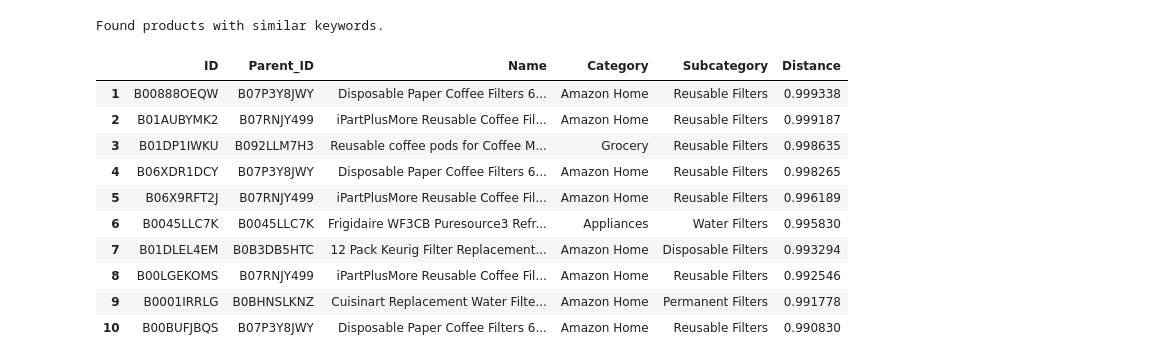
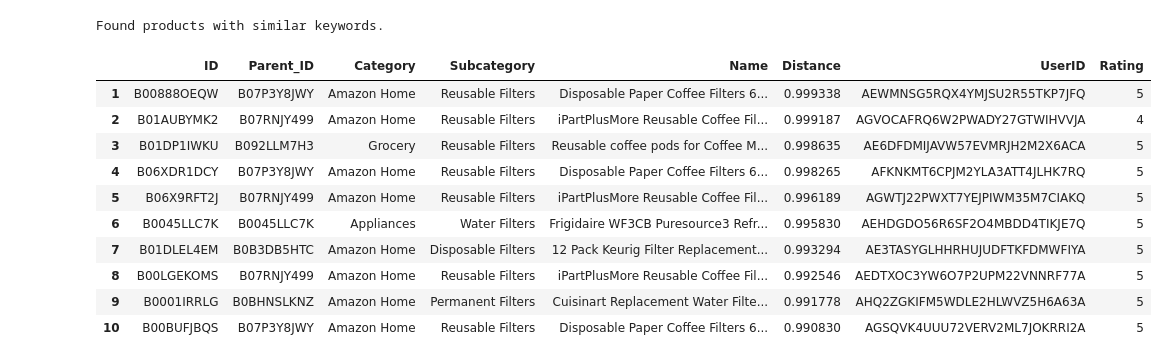
Before and after one commit to ds-edu/capstone-recsys, a Jupyter notebook: recsys_ecomm/notebooks/recsys.ipynb, the cells around one changed output. Saved outputs shown, nothing was run; the diff lists cells and outputs as text; code cells hidden in the pictures.

```diff
--- a/recsys_ecomm/notebooks/recsys.ipynb
+++ b/recsys_ecomm/notebooks/recsys.ipynb
@@ -630,0 +633,13 @@ for col in cols_object:
+# %%
+# Check the distribution of ratings to help decide the threshold to keep - What's the min no. of ratings for a product to be recommended to user?
+
+cols_of_interest = ['asin', 'parent_asin', 'user_id']
+for col in cols_of_interest:
+    plt.figure(figsize=(5,3))
+    df_vc = df[col].value_counts(ascending=False).reset_index()
+
+    sns.histplot(data=df_vc, x='count', bins=10)
+    plt.xlabel(f'Number of {col} ratings')
+    plt.title(f'Distribution of ratings grouped by {col}')
+    plt.tight_layout()
+    plt.show()
@@ -791,7 +810,8 @@ pd.options.display.max_colwidth = 1000
 #### Option A: Similar items using ASIN (product key)
 # %%
 def get_product_data(query:str , data_df: pd.DataFrame, col: str) : # -> pd.DataFrame:
-    """UDF: get_product_data using query
+    """
+    UDF: Gets the product data by matching query with the column of interest.
     Args:
         query (str): Search query
         data_df (pd.DataFrame): DataFrame to search in
@@ -800,15 +820,16 @@ def get_product_data(query:str , data_df: pd.DataFrame, col: str) : # -> pd.Data
         pd.DataFrame: DataFrame containing the search results
     """
 
-    # Search using exact query
+    # Search [col] using exact query
     l_data = data_df[data_df[col] == query]
 
     if len(l_data) == 1:
         print('Exact product match used in query.')
 
-    # If not exact, refine search...
+    # If not exact found in [col], refine search...
     else:
 
+        # Check in [title] if it contains the refined query (removed special characters and lower cased)
         query = re.sub(r'[^a-zA-Z0-9\s]', '', query)
         l_data = data_df[data_df['title']\
                   .apply(lambda x: re.sub(r'[^a-zA-Z0-9\s]', '', x))\
@@ -1132,7 +1141,8 @@ def get_product_recommendation(data_df, data_pvt, data_csr, query, n_result):
                 'Name': data_df.iloc[data_prod_idx]['title'].values[0],
                 'Category': data_df.iloc[data_prod_idx]['main_category'].values[0],
                 'Subcategory': data_df.iloc[data_prod_idx]['subcategory'].values[0],
-                # 'Maker': data_df.iloc[data_prod_idx]['maker'].values[0],
+                 'Rating': data_df.iloc[data_prod_idx]['rating'].values[0],
+                 'UserID': data_df.iloc[data_prod_idx]['user_id'].values[0],
                 'Distance': ind_dis[1],
                 # 'Average Rating': None  # Replace None with actual average rating if available
             })
@@ -1149,19 +1156,19 @@ df_pvt_final_ri = df_pvt_final.reset_index()
 # %%
 # Get the user-item recommendation
-df_recommendations = get_product_recommendation(df, df_pvt_final_ri, csr_data, query, n_result )
+df_recommendations = get_product_recommendation(df, df_pvt_final.reset_index(), csr_data, query, n_result )
 # %% [output]
 Found products with similar keywords.
 # %%
-df_recommendations
+df_recommendations[['ID', 'Parent_ID', 'Category', 'Subcategory', 'Name', 'Distance',  'UserID', 'Rating',]]
 # %% [output]
-|  | ID | Parent_ID | Name | Category | Subcategory | Distance |
-| 1 | B00888OEQW | B07P3Y8JWY | Disposable Paper Coffee Filters 6... | Amazon Home | Reusable Filters | 0.999338 |
-| 2 | B01AUBYMK2 | B07RNJY499 | iPartPlusMore Reusable Coffee Fil... | Amazon Home | Reusable Filters | 0.999187 |
-| 3 | B01DP1IWKU | B092LLM7H3 | Reusable coffee pods for Coffee M... | Grocery | Reusable Filters | 0.998635 |
-| 4 | B06XDR1DCY | B07P3Y8JWY | Disposable Paper Coffee Filters 6... | Amazon Home | Reusable Filters | 0.998265 |
-| 5 | B06X9RFT2J | B07RNJY499 | iPartPlusMore Reusable Coffee Fil... | Amazon Home | Reusable Filters | 0.996189 |
-| 6 | B0045LLC7K | B0045LLC7K | Frigidaire WF3CB Puresource3 Refr... | Appliances | Water Filters | 0.995830 |
-| 7 | B01DLEL4EM | B0B3DB5HTC | 12 Pack Keurig Filter Replacement... | Amazon Home | Disposable Filters | 0.993294 |
-| 8 | B00LGEKOMS | B07RNJY499 | iPartPlusMore Reusable Coffee Fil... | Amazon Home | Reusable Filters | 0.992546 |
-| 9 | B0001IRRLG | B0BHNSLKNZ | Cuisinart Replacement Water Filte... | Amazon Home | Permanent Filters | 0.991778 |
-| 10 | B00BUFJBQS | B07P3Y8JWY | Disposable Paper Coffee Filters 6... | Amazon Home | Reusable Filters | 0.990830 |
+|  | ID | Parent_ID | Category | Subcategory | Name | Distance | UserID | Rating |
+| 1 | B00888OEQW | B07P3Y8JWY | Amazon Home | Reusable Filters | Disposable Paper Coffee Filters 6... | 0.999338 | AEWMNSG5RQX4YMJSU2R55TKP7JFQ | 5 |
+| 2 | B01AUBYMK2 | B07RNJY499 | Amazon Home | Reusable Filters | iPartPlusMore Reusable Coffee Fil... | 0.999187 | AGVOCAFRQ6W2PWADY27GTWIHVVJA | 4 |
+| 3 | B01DP1IWKU | B092LLM7H3 | Grocery | Reusable Filters | Reusable coffee pods for Coffee M... | 0.998635 | AE6DFDMIJAVW57EVMRJH2M2X6ACA | 5 |
+| 4 | B06XDR1DCY | B07P3Y8JWY | Amazon Home | Reusable Filters | Disposable Paper Coffee Filters 6... | 0.998265 | AFKNKMT6CPJM2YLA3ATT4JLHK7RQ | 5 |
+| 5 | B06X9RFT2J | B07RNJY499 | Amazon Home | Reusable Filters | iPartPlusMore Reusable Coffee Fil... | 0.996189 | AGWTJ22PWXT7YEJPIWM35M7CIAKQ | 5 |
+| 6 | B0045LLC7K | B0045LLC7K | Appliances | Water Filters | Frigidaire WF3CB Puresource3 Refr... | 0.995830 | AEHDGDO56R6SF2O4MBDD4TIKJE7Q | 5 |
+| 7 | B01DLEL4EM | B0B3DB5HTC | Amazon Home | Disposable Filters | 12 Pack Keurig Filter Replacement... | 0.993294 | AE3TASYGLHHRHUJUDFTKFDMWFIYA | 5 |
+| 8 | B00LGEKOMS | B07RNJY499 | Amazon Home | Reusable Filters | iPartPlusMore Reusable Coffee Fil... | 0.992546 | AEDTXOC3YW6O7P2UPM22VNNRF77A | 5 |
+| 9 | B0001IRRLG | B0BHNSLKNZ | Amazon Home | Permanent Filters | Cuisinart Replacement Water Filte... | 0.991778 | AHQ2ZGKIFM5WDLE2HLWVZ5H6A63A | 5 |
+| 10 | B00BUFJBQS | B07P3Y8JWY | Amazon Home | Reusable Filters | Disposable Paper Coffee Filters 6... | 0.990830 | AGSQVK4UUU72VERV2ML7JOKRRI2A | 5 |
```
Also changed, not shown: parts of 26 cells of this notebook.
